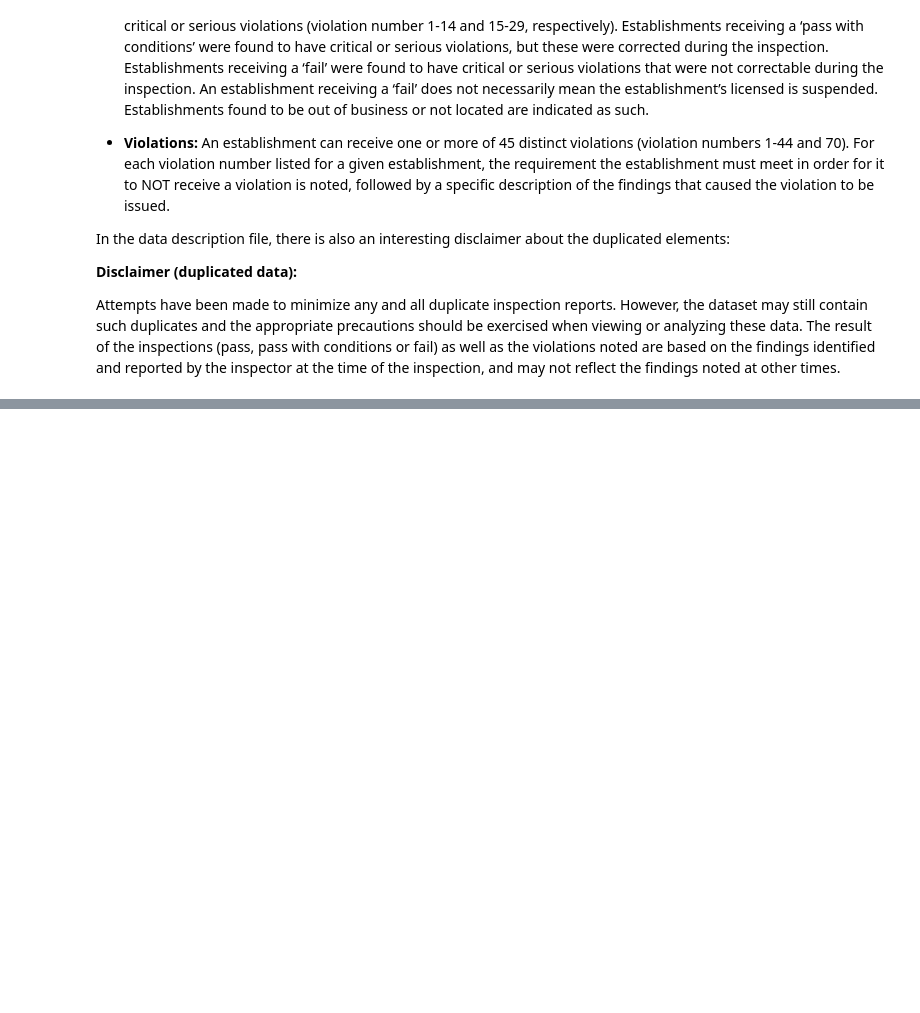
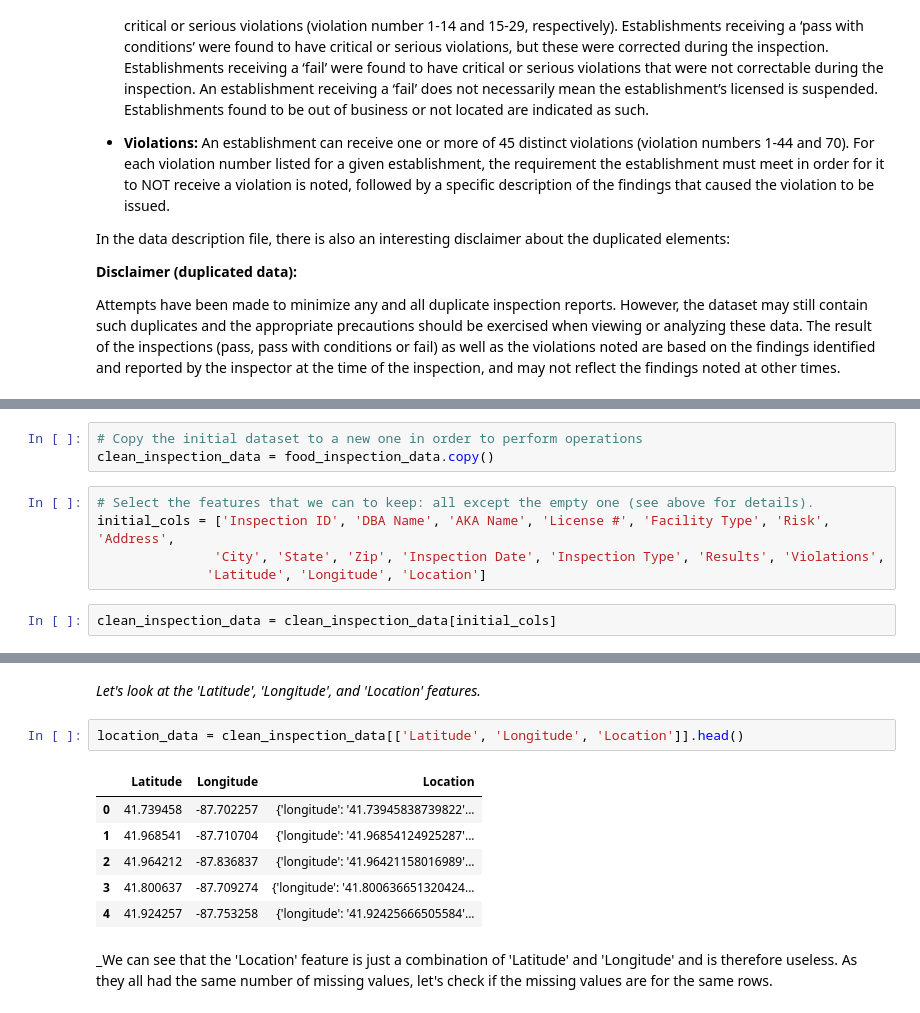
Before and after one commit to pierreschutz/ADA_Project, a Jupyter notebook: food_inspections.ipynb, the cells around one changed output, grey strips where cells are left out. Drawn from its saved outputs; the diff is of its cells as text; blank space fills up the shorter version.

```diff
--- a/food_inspections.ipynb
+++ b/food_inspections.ipynb
@@ -99,0 +148,10 @@ other times.
+# %%
+# Copy the initial dataset to a new one in order to perform operations
+clean_inspection_data = food_inspection_data.copy()
+# %%
+# Select the features that we can to keep: all except the empty one (see above for details).
+initial_cols = ['Inspection ID', 'DBA Name', 'AKA Name', 'License #', 'Facility Type', 'Risk', 'Address',
+               'City', 'State', 'Zip', 'Inspection Date', 'Inspection Type', 'Results', 'Violations',
+              'Latitude', 'Longitude', 'Location']
+# %%
+clean_inspection_data = clean_inspection_data[initial_cols]
@@ -99,0 +189,13 @@ other times.
+# %% [markdown]
+_Let's look at the 'Latitude', 'Longitude', and 'Location' features._
+# %%
+location_data = clean_inspection_data[['Latitude', 'Longitude', 'Location']].head()
+# %% [output]
+|  | Latitude | Longitude | Location |
+| 0 | 41.739458 | -87.702257 | {'longitude': '41.73945838739822'... |
+| 1 | 41.968541 | -87.710704 | {'longitude': '41.96854124925287'... |
+| 2 | 41.964212 | -87.836837 | {'longitude': '41.96421158016989'... |
+| 3 | 41.800637 | -87.709274 | {'longitude': '41.800636651320424... |
+| 4 | 41.924257 | -87.753258 | {'longitude': '41.92425666505584'... |
+# %% [markdown]
+_We can see that the 'Location' feature is just a combination of 'Latitude' and 'Longitude' and is therefore useless. As they all had the same number of missing values, let's check if the missing values are for the same rows.
```
Also changed, not shown: parts of 7 cells of this notebook.
